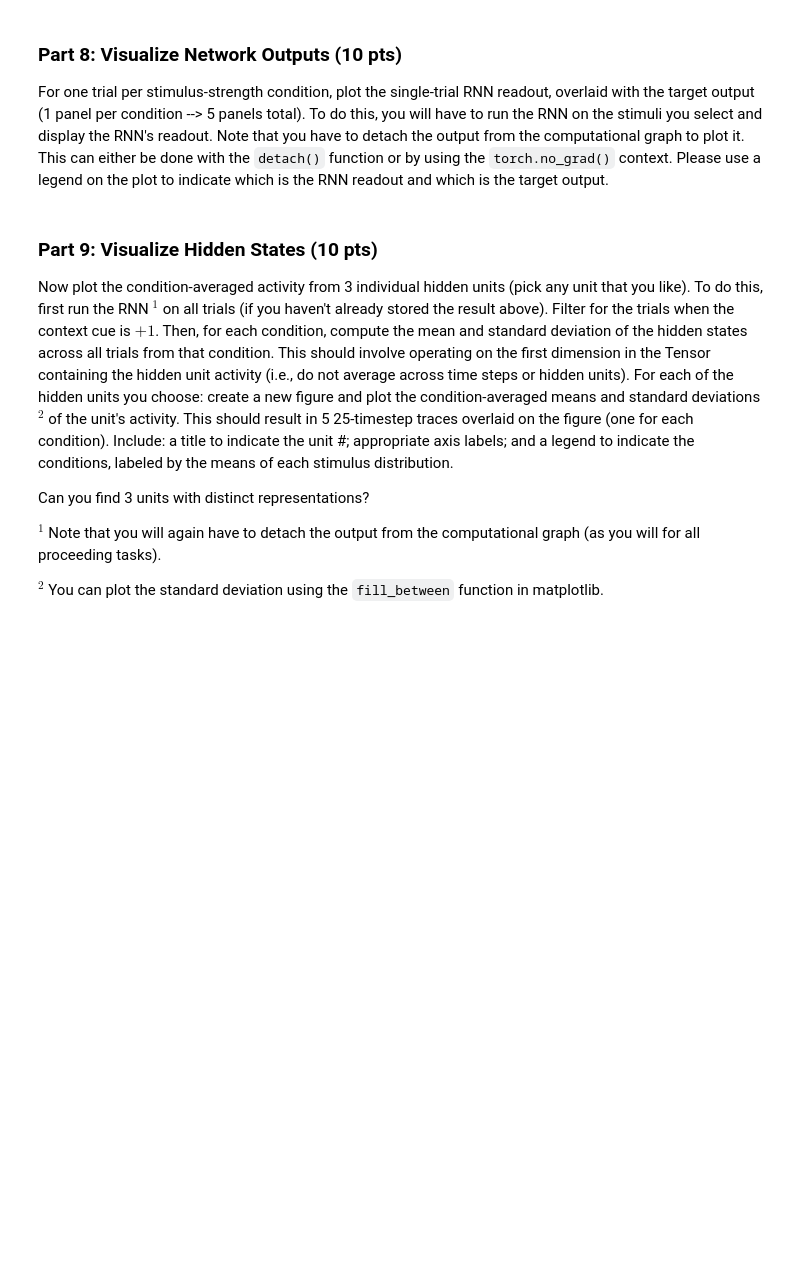
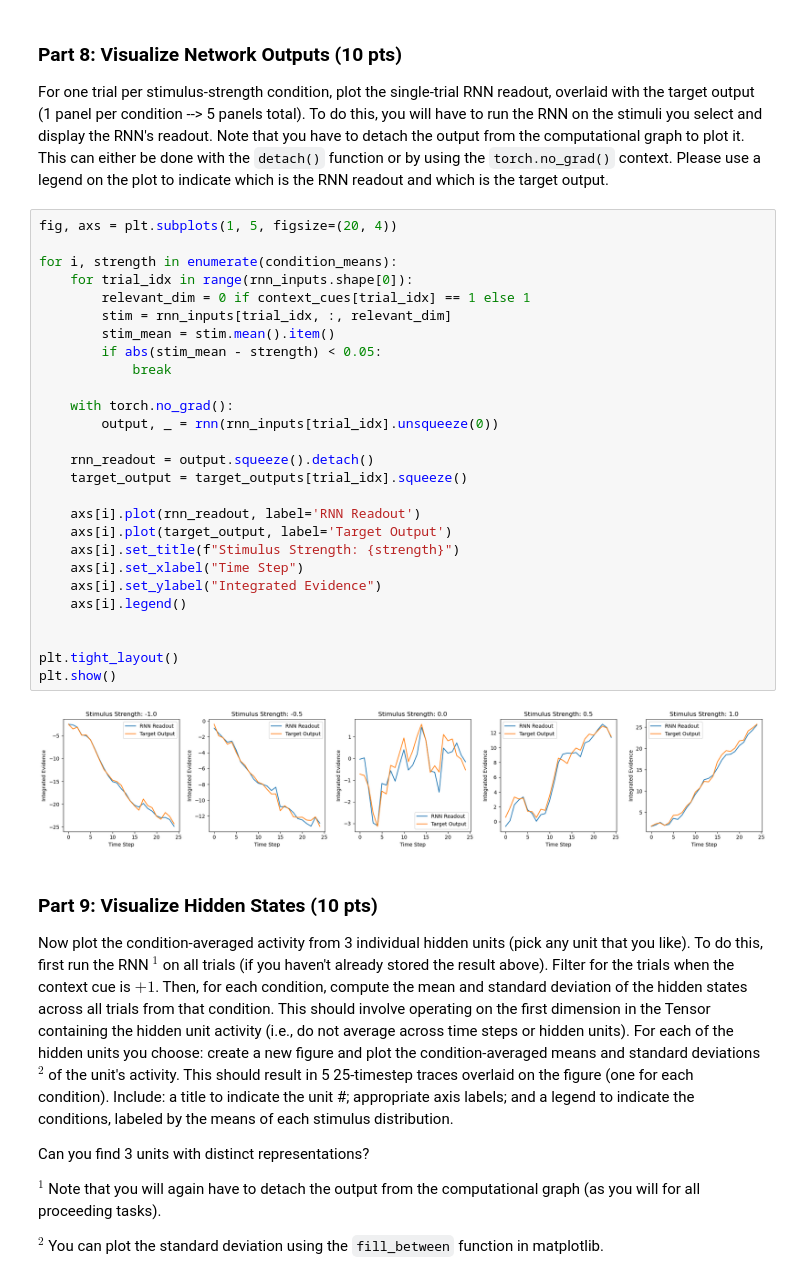
Before and after one commit to khanakagrawal/ML_for_Neuro, a Jupyter notebook: hw5/HW5b.ipynb, the cells around one changed output. Drawn from its saved outputs; the diff is of its cells as text; blank space fills up the shorter version.

Commit message:
graphing rnn output vs. target

```diff
--- a/hw5/HW5b.ipynb
+++ b/hw5/HW5b.ipynb
@@ -177,6 +177,35 @@ plt.show()
 # %% [markdown]
 ### Part 8: Visualize Network Outputs (10 pts)
 For one trial per stimulus-strength condition, plot the single-trial RNN readout, overlaid with the target output (1 panel per condition --> 5 panels total). To do this, you will have to run the RNN on the stimuli you select and display the RNN's readout. Note that you have to detach the output from the computational graph to plot it. This can either be done with the `detach()` function or by using the `torch.no_grad()` context. Please use a legend on the plot to indicate which is the RNN readout and which is the target output.
+# %%
+fig, axs = plt.subplots(1, 5, figsize=(20, 4))
+
+for i, strength in enumerate(condition_means):
+    for trial_idx in range(rnn_inputs.shape[0]):
+        relevant_dim = 0 if context_cues[trial_idx] == 1 else 1
+        stim = rnn_inputs[trial_idx, :, relevant_dim]
+        stim_mean = stim.mean().item()
+        if abs(stim_mean - strength) < 0.05:
+            break
+
+    with torch.no_grad():
+        output, _ = rnn(rnn_inputs[trial_idx].unsqueeze(0))
+
+    rnn_readout = output.squeeze().detach()
+    target_output = target_outputs[trial_idx].squeeze()
+
+    axs[i].plot(rnn_readout, label='RNN Readout')
+    axs[i].plot(target_output, label='Target Output')
+    axs[i].set_title(f"Stimulus Strength: {strength}")
+    axs[i].set_xlabel("Time Step")
+    axs[i].set_ylabel("Integrated Evidence")
+    axs[i].legend()
+
+
+plt.tight_layout()
+plt.show()
+# %% [output]
+[figure, added]
 # %% [markdown]
 ### Part 9: Visualize Hidden States (10 pts)
 Now plot the condition-averaged activity from 3 individual hidden units (pick any unit that you like). To do this, first run the RNN $^1$ on all trials (if you haven't already stored the result above). Filter for the trials when the context cue is $+1$. Then, for each condition, compute the mean and standard deviation of the hidden states across all trials from that condition. This should involve operating on the first dimension in the Tensor containing the hidden unit activity (i.e., do not average across time steps or hidden units). For each of the hidden units you choose: create a new figure and plot the condition-averaged means and standard deviations $^2$ of the unit's activity. This should result in 5 25-timestep traces overlaid on the figure (one for each condition). Include: a title to indicate the unit #; appropriate axis labels; and a legend to indicate the conditions, labeled by the means of each stimulus distribution.
```
